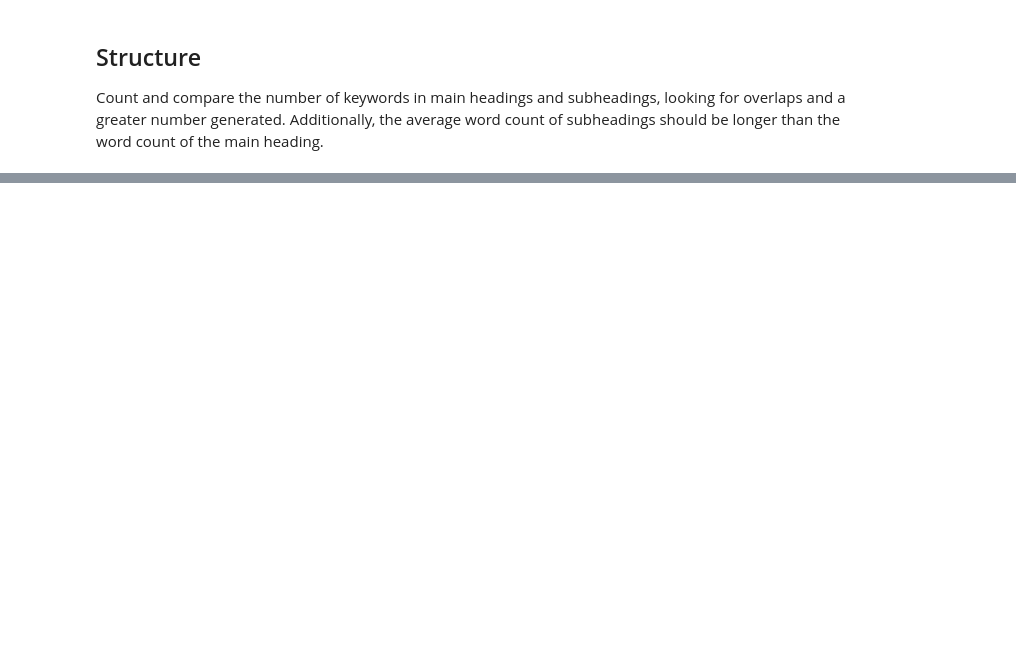
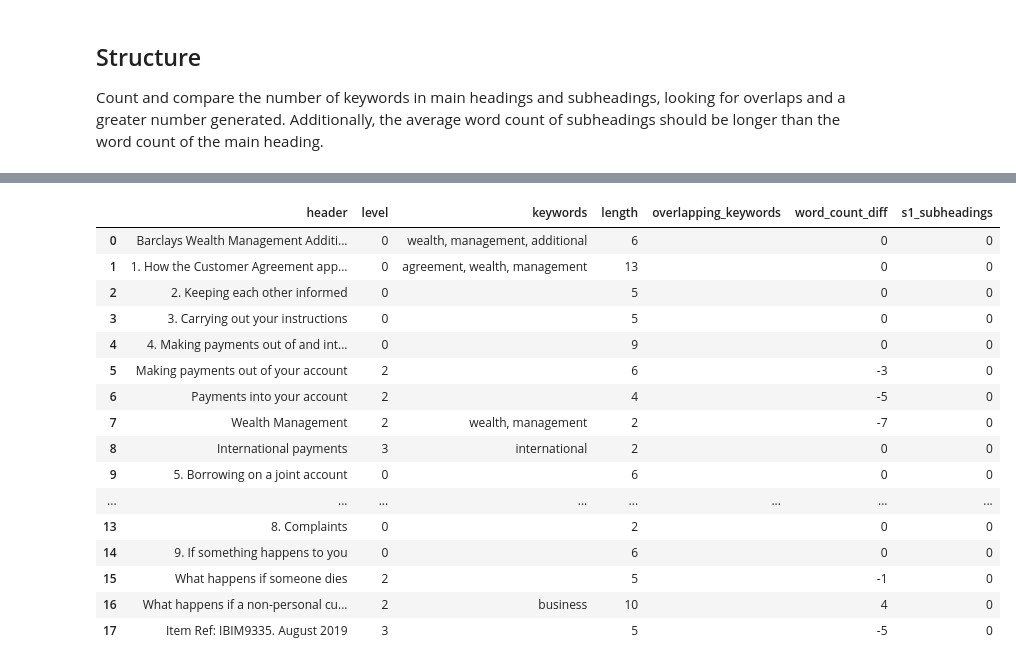
Before and after one commit to chubbypanda121/dissertation, a Jupyter notebook: nlp_header_metrics.ipynb, the cells around one changed output, grey strips where cells are left out. Saved outputs shown, nothing was run; the diff lists cells and outputs as text; code cells hidden in the pictures; blank space fills up the shorter version.

```diff
--- a/nlp_header_metrics.ipynb
+++ b/nlp_header_metrics.ipynb
@@ -408,0 +578,63 @@ Count and compare the number of keywords in main headings and subheadings, looki
+# %%
+def create_subheadings_df(df):
+
+  df['overlapping_keywords'] = ""
+  df['word_count_diff'] = 0
+  df['s1_subheadings'] = 0
+
+  # word count diffs
+  for i in range(1, len(df)):
+    current_row = df.iloc[i]
+    previous_row_index = None
+    for j in range(i - 1, -1, -1):
+        if df.iloc[j]['level'] < current_row['level']:
+            previous_row_index = j
+            break
+    if previous_row_index is not None:
+        previous_row = df.iloc[previous_row_index]
+        df.at[i, 'word_count_diff'] = current_row['length'] - previous_row['length']
+
+  # keywords
+  for i in range(1, len(df)):
+      current_row = df.iloc[i]
+      previous_row_index = None
+      for j in range(i - 1, -1, -1):
+          if df.iloc[j]['level'] < current_row['level']:
+              previous_row_index = j
+              break
+      if previous_row_index is not None:
+          previous_row = df.iloc[previous_row_index]
+          current_keywords = current_row['keywords'].split(', ') if current_row['keywords'] else []
+          previous_keywords = previous_row['keywords'].split(', ') if previous_row['keywords'] else []
+          overlap = set(current_keywords) & set(previous_keywords)
+          df.at[i, 'overlapping_keywords'] = ', '.join(overlap)
+
+  # checks word count diff and keywords
+  for i in range(1, len(df)):
+    if df['level'][i] != 0:
+        if df['word_count_diff'][i] >= 0 and df['overlapping_keywords'][i] != "":
+          df.at[i, 's1_subheadings'] = 1
+        else:
+          df.at[i, 's1_subheadings'] = 0
+
+  return df
+# %%
+create_subheadings_df(barclays_headings)
+# %% [output]
+|  | header | level | keywords | length | overlapping_keywords | word_count_diff | s1_subheadings |
+| 0 | Barclays Wealth Management Additi... | 0 | wealth, management, additional | 6 |  | 0 | 0 |
+| 1 | 1. How the Customer Agreement app... | 0 | agreement, wealth, management | 13 |  | 0 | 0 |
+| 2 | 2. Keeping each other informed | 0 |  | 5 |  | 0 | 0 |
+| 3 | 3. Carrying out your instructions | 0 |  | 5 |  | 0 | 0 |
+| 4 | 4. Making payments out of and int... | 0 |  | 9 |  | 0 | 0 |
+| 5 | Making payments out of your account | 2 |  | 6 |  | -3 | 0 |
+| 6 | Payments into your account | 2 |  | 4 |  | -5 | 0 |
+| 7 | Wealth Management | 2 | wealth, management | 2 |  | -7 | 0 |
+| 8 | International payments | 3 | international | 2 |  | 0 | 0 |
+| 9 | 5. Borrowing on a joint account | 0 |  | 6 |  | 0 | 0 |
+| ... | ... | ... | ... | ... | ... | ... | ... |
+| 13 | 8. Complaints | 0 |  | 2 |  | 0 | 0 |
+| 14 | 9. If something happens to you | 0 |  | 6 |  | 0 | 0 |
+| 15 | What happens if someone dies | 2 |  | 5 |  | -1 | 0 |
+| 16 | What happens if a non-personal cu... | 2 | business | 10 |  | 4 | 0 |
+| 17 | Item Ref: IBIM9335. August 2019 | 3 |  | 5 |  | -5 | 0 |
```
Also changed, not shown: parts of 48 cells of this notebook.
